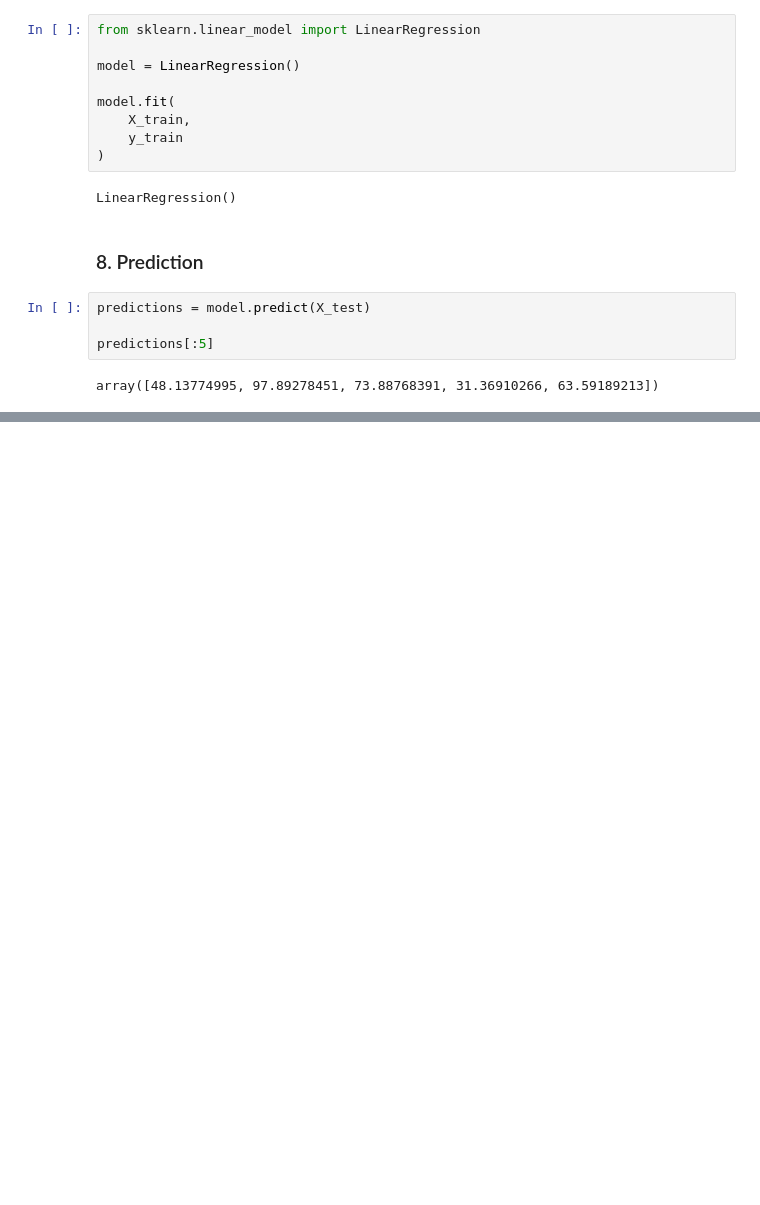
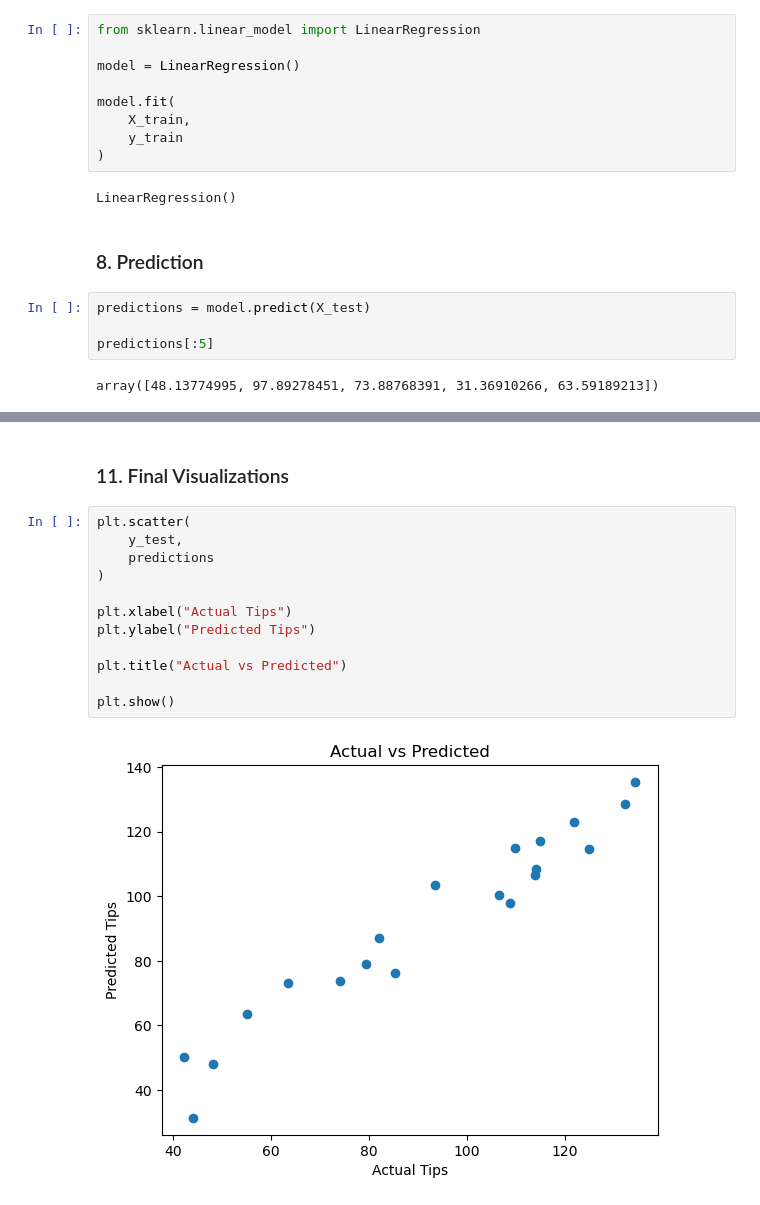
Before and after one commit to francisparwez/daily-tips-to-bartenders, a Jupyter notebook: main.ipynb, the cells around one changed output, grey strips where cells are left out. Drawn from its saved outputs; the diff is of its cells as text; blank space fills up the shorter version.

Commit message:
TASK 6 - Evaluation & Testing New Shift Data & Visualization It

```diff
--- a/main.ipynb
+++ b/main.ipynb
@@ -136,0 +175,16 @@ array([48.13774995, 97.89278451, 73.88768391, 31.36910266, 63.59189213])
+# %% [markdown]
+### 11. Final Visualizations
+# %%
+plt.scatter(
+    y_test,
+    predictions
+)
+
+plt.xlabel("Actual Tips")
+plt.ylabel("Predicted Tips")
+
+plt.title("Actual vs Predicted")
+
+plt.show()
+# %% [output]
+[figure, added]
```
Also changed, not shown: parts of 4 cells of this notebook.
